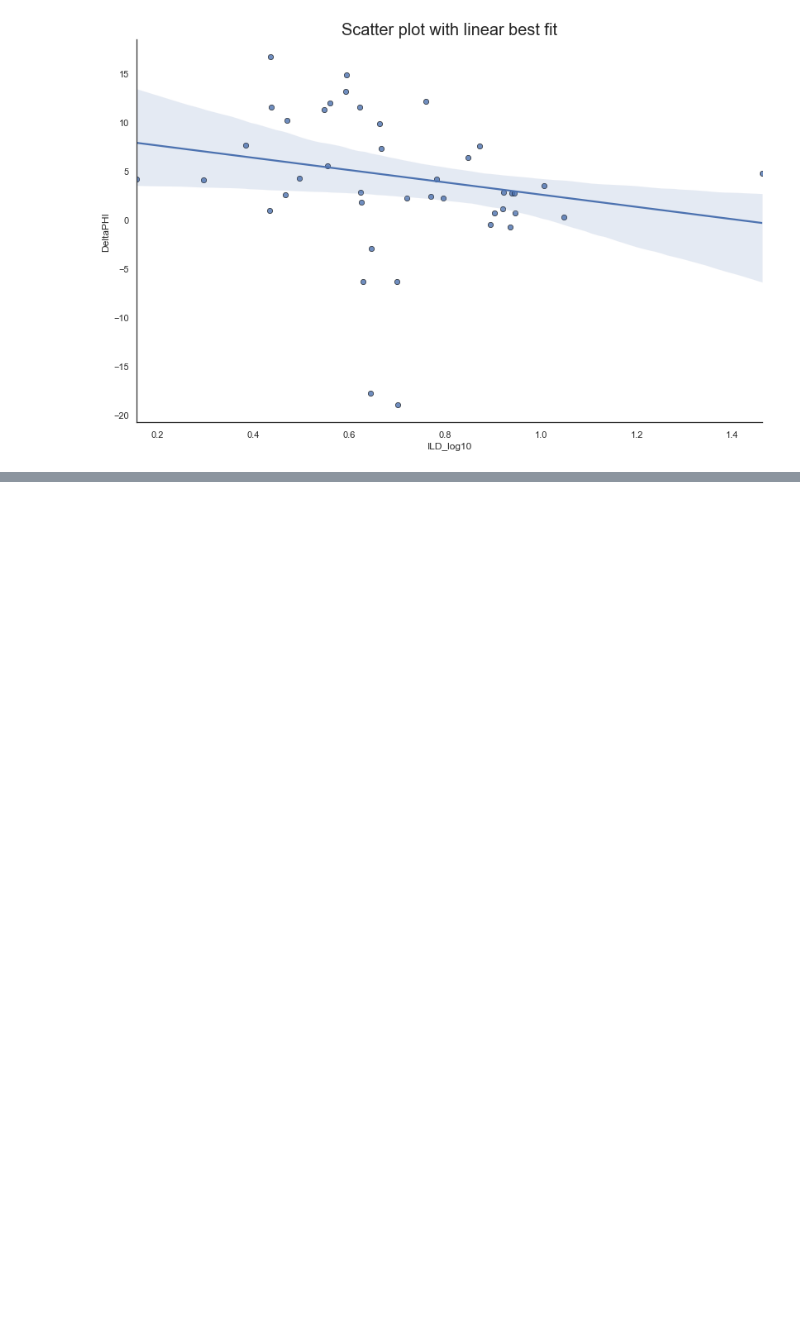
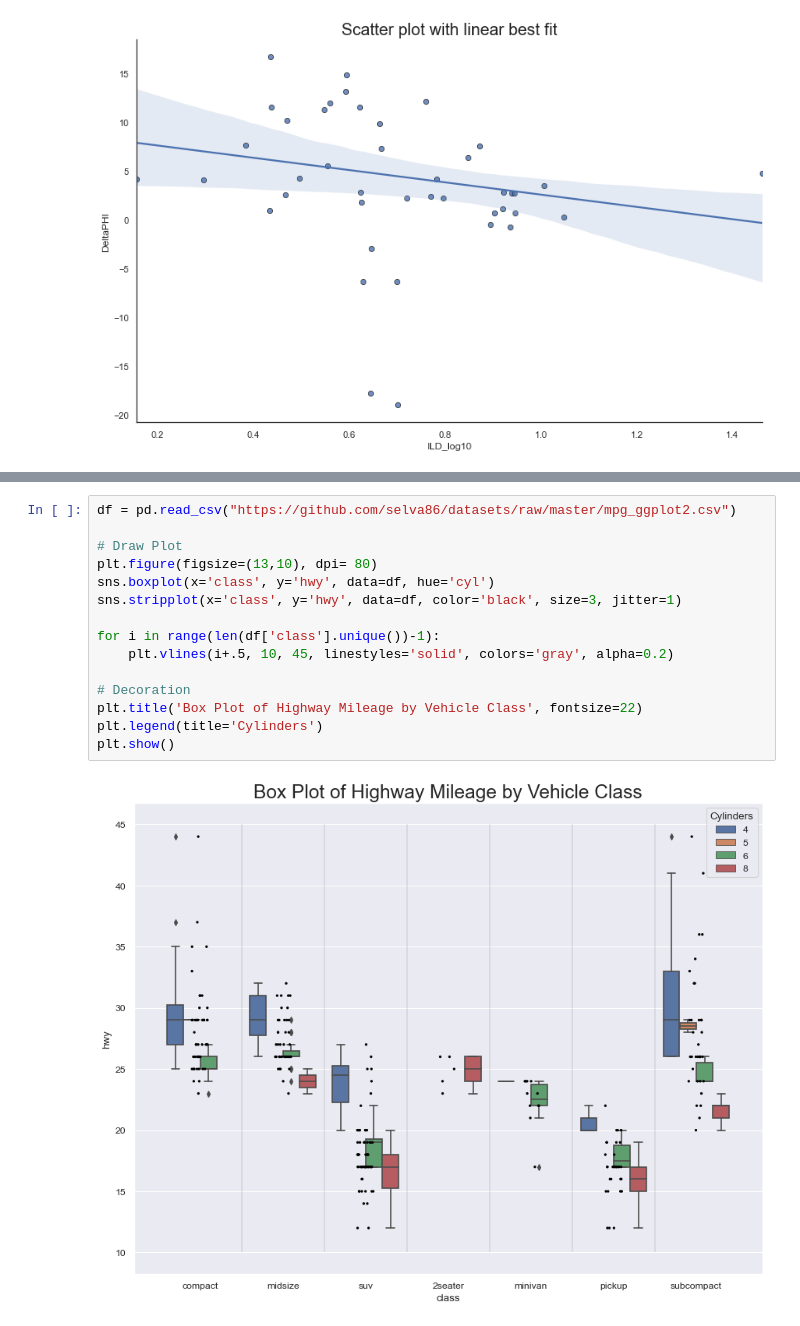
Before and after one commit to TrellixVulnTeam/ML_22_NY75, a Jupyter notebook: 07_data_visualization.ipynb, the cells around one changed output, grey strips where cells are left out. Cells and saved outputs as stored; diff of their text form; blank space fills up the shorter version.

```diff
--- a/07_data_visualization.ipynb
+++ b/07_data_visualization.ipynb
@@ -143,0 +184,17 @@ plt.show()
+# %%
+df = pd.read_csv("https://github.com/selva86/datasets/raw/master/mpg_ggplot2.csv")
+
+# Draw Plot
+plt.figure(figsize=(13,10), dpi= 80)
+sns.boxplot(x='class', y='hwy', data=df, hue='cyl')
+sns.stripplot(x='class', y='hwy', data=df, color='black', size=3, jitter=1)
+
+for i in range(len(df['class'].unique())-1):
+    plt.vlines(i+.5, 10, 45, linestyles='solid', colors='gray', alpha=0.2)
+
+# Decoration
+plt.title('Box Plot of Highway Mileage by Vehicle Class', fontsize=22)
+plt.legend(title='Cylinders')
+plt.show()
+# %% [output]
+[figure, added]
```
Also changed, not shown: parts of 3 cells of this notebook, 3 other files.
